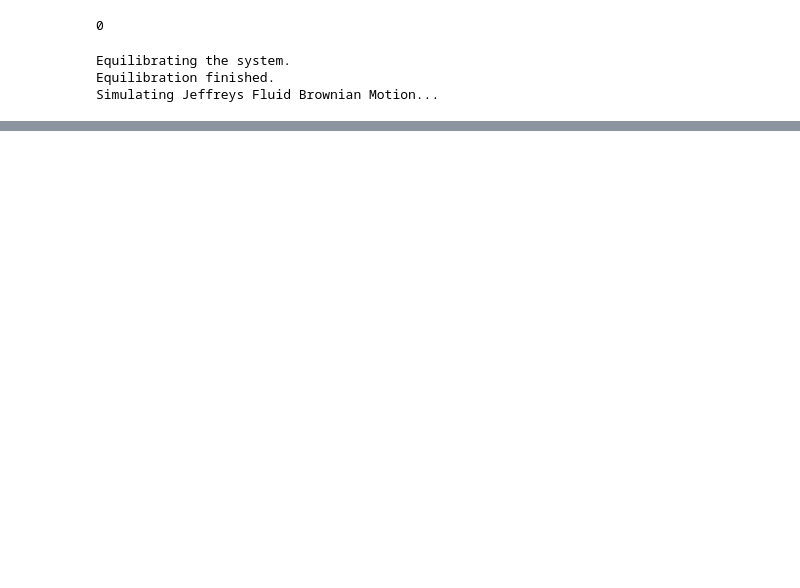
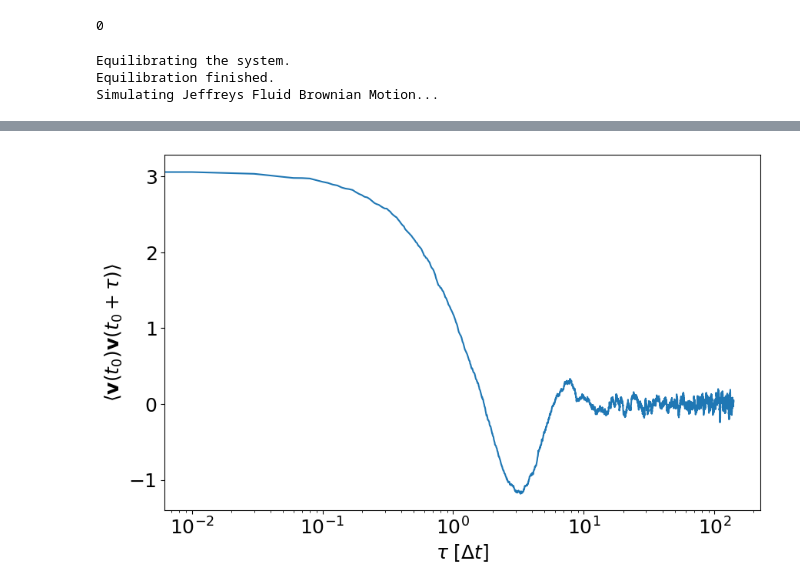
Before and after one commit to LEvGaP/espresso, a Jupyter notebook: doc/tutorials/jeffreys_fluid_sim/jeffreys_fluid_sim.ipynb, the cells around one changed output, grey strips where cells are left out. Cells and saved outputs as stored; diff of their text form; code cells hidden in the pictures; blank space fills up the shorter version.

```diff
--- a/doc/tutorials/jeffreys_fluid_sim/jeffreys_fluid_sim.ipynb
+++ b/doc/tutorials/jeffreys_fluid_sim/jeffreys_fluid_sim.ipynb
@@ -168,0 +299,9 @@ plt.show()
+# %%
+plt.figure(figsize=(10, 6))
+plt.xlabel(r"$\tau$ [$\Delta t$]")
+plt.ylabel(r"$\langle {\bf v}(t_0) {\bf v}(t_0 + \tau) \rangle$")
+
+plt.semilogx(time[:-1], v_time_cov)
+plt.show()
+# %% [output]
+[figure, added]
```
Also changed, not shown: parts of 15 cells of this notebook.
